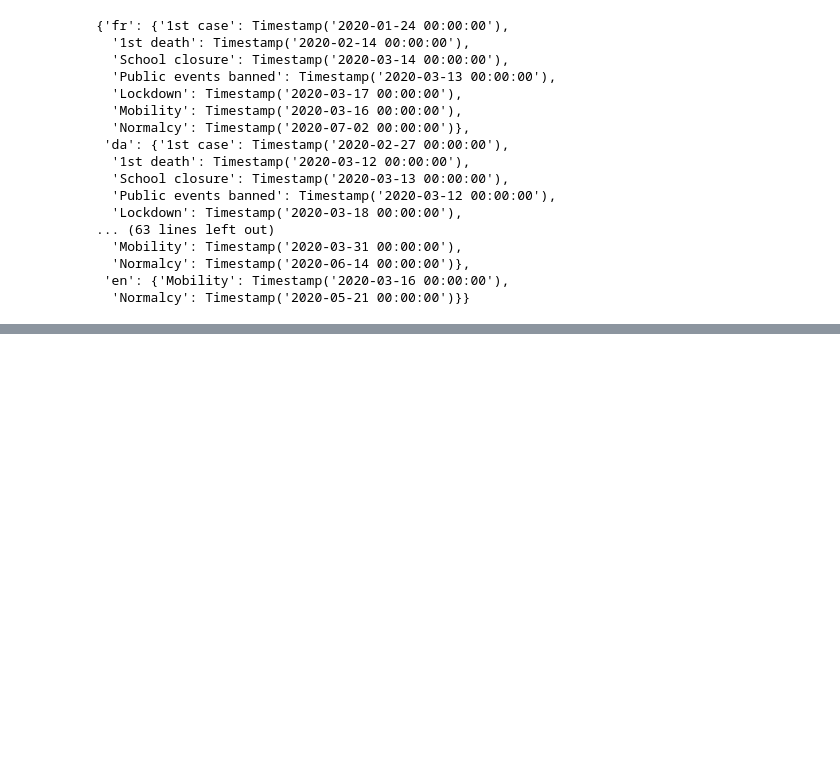
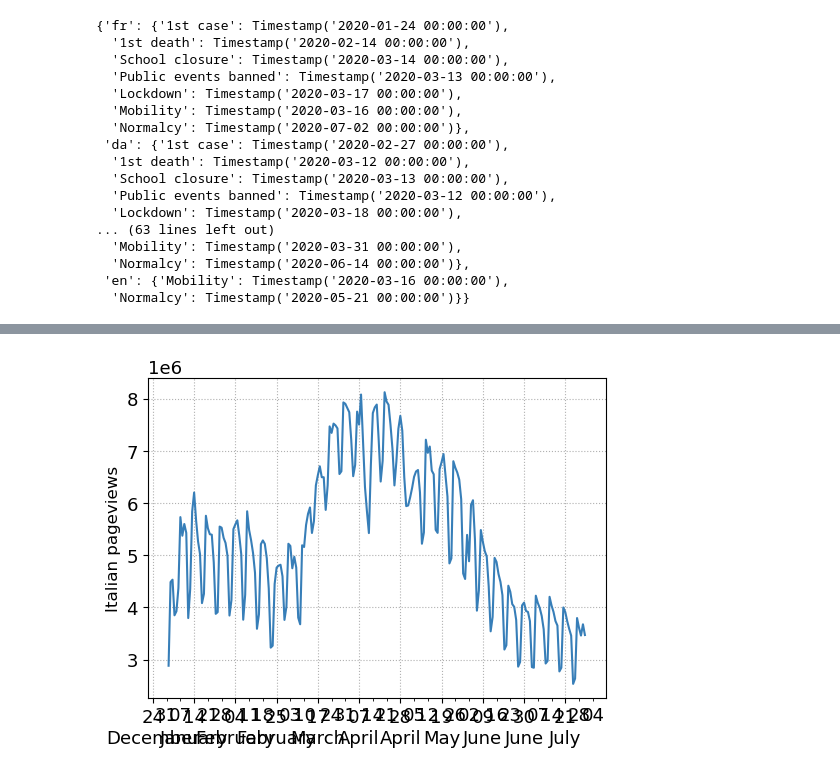
Before and after one commit to epfl-ada/ada-2023-project-rablashijupa, a Jupyter notebook: analyses/project.ipynb, the cells around one changed output, grey strips where cells are left out. Cells and saved outputs as stored; diff of their text form; code cells hidden in the pictures; blank space fills up the shorter version.

Commit message:
Added a figure

```diff
--- a/analyses/project.ipynb
+++ b/analyses/project.ipynb
@@ -49,7 +52,7 @@ params = {
     'xtick.labelsize': 13,
     'ytick.labelsize': 13,
 #     'font.family': 'Linux Libertine Display',
-    'text.usetex': True
+    'text.usetex': False
 }
 
 mpl.rcParams.update(params)
@@ -110,0 +123,22 @@ interventions
+# %%
+import matplotlib.dates as mdates
+italy = agg['it']['sum']
+italy = italy[(italy.index.year == 2020) & (italy.index.month <= 12) & (italy.index.month >= 1)]
+fig = plt.figure(constrained_layout=False, figsize=(13,10))
+gs = fig.add_gridspec(2, 2, hspace=0.4)
+ax = fig.add_subplot(gs[0, 0])
+
+ax.plot(italy.index , italy.values, color="#377eb8", zorder=9)
+
+months_fmt = mdates.DateFormatter('%d\n%B')
+day_fmt = mdates.DateFormatter('%d')
+
+ax.xaxis.set_major_formatter(months_fmt)
+ax.xaxis.set_major_locator(mdates.WeekdayLocator(interval=3))
+ax.xaxis.set_minor_locator(mdates.WeekdayLocator(interval=1))
+ax.xaxis.set_minor_formatter(day_fmt)
+ax.set_ylabel("Italian pageviews")
+
+ax.grid(ls=":")
+# %% [output]
+[figure, added]
```
Also changed, not shown: parts of 2 cells of this notebook.
